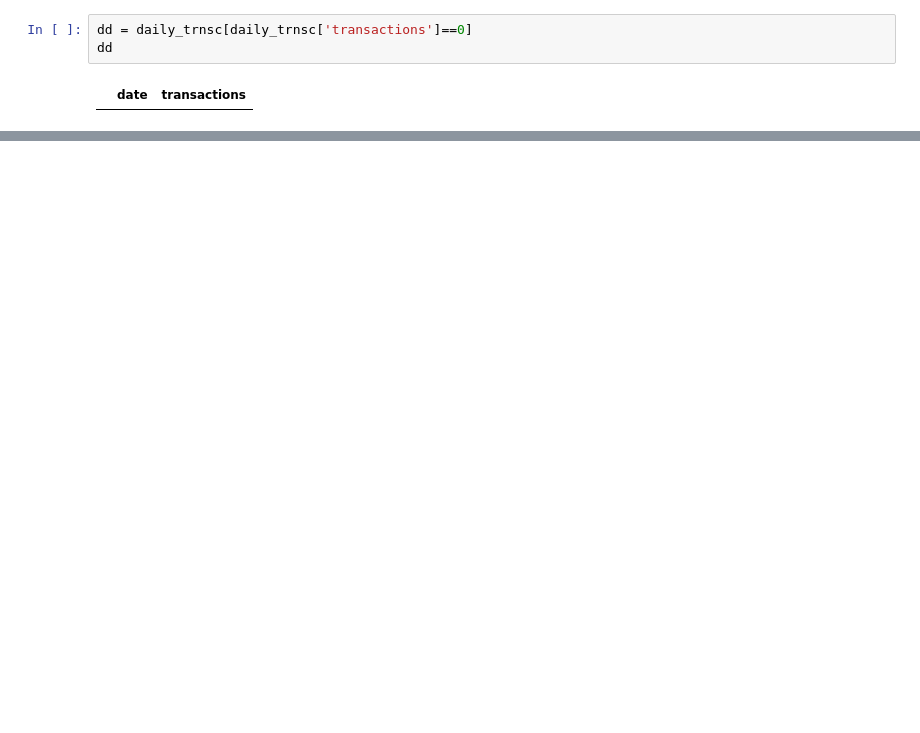
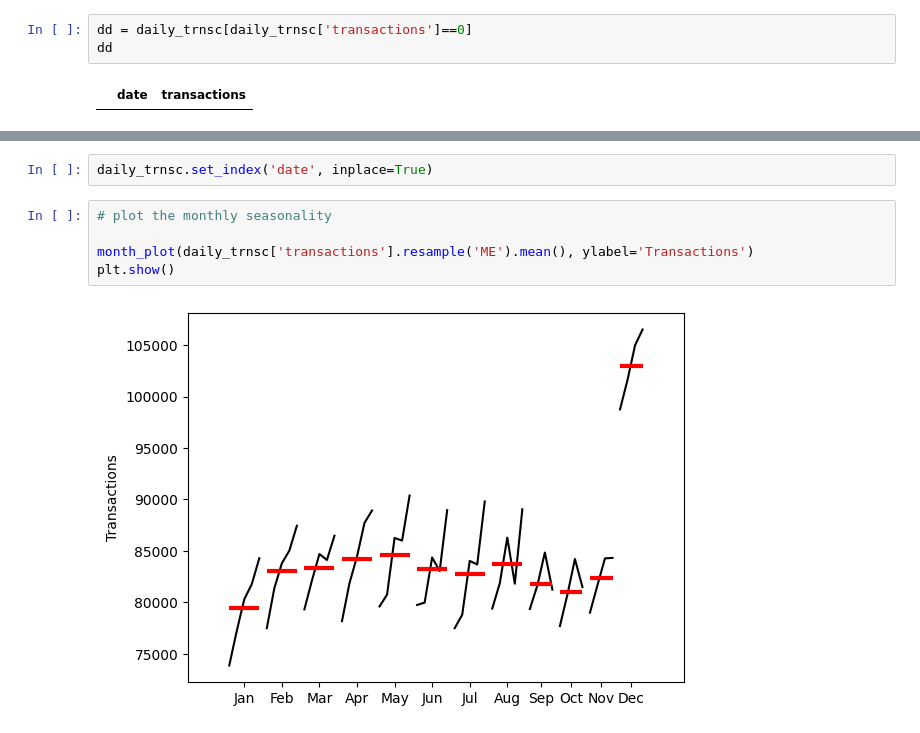
Before and after one commit to InspectorGoole/Sales-Demand-Forecast, a Jupyter notebook: forecast_transctn.ipynb, the cells around one changed output, grey strips where cells are left out. Cells and saved outputs as stored; diff of their text form; blank space fills up the shorter version.

```diff
--- a/forecast_transctn.ipynb
+++ b/forecast_transctn.ipynb
@@ -129,0 +160,9 @@ ddf
+# %%
+daily_trnsc.set_index('date', inplace=True)
+# %%
+# plot the monthly seasonality
+
+month_plot(daily_trnsc['transactions'].resample('ME').mean(), ylabel='Transactions')
+plt.show()
+# %% [output]
+[figure, added]
```
Also changed, not shown: parts of 24 cells of this notebook.
